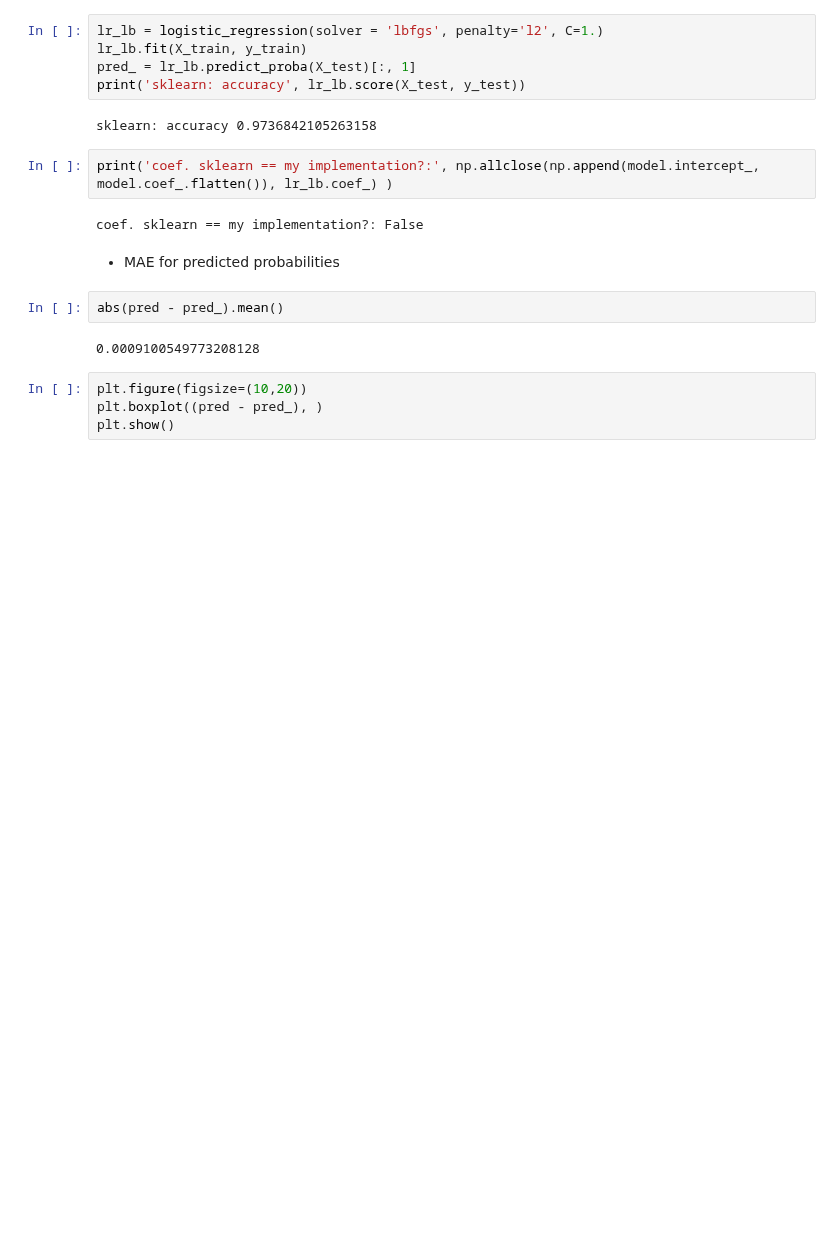
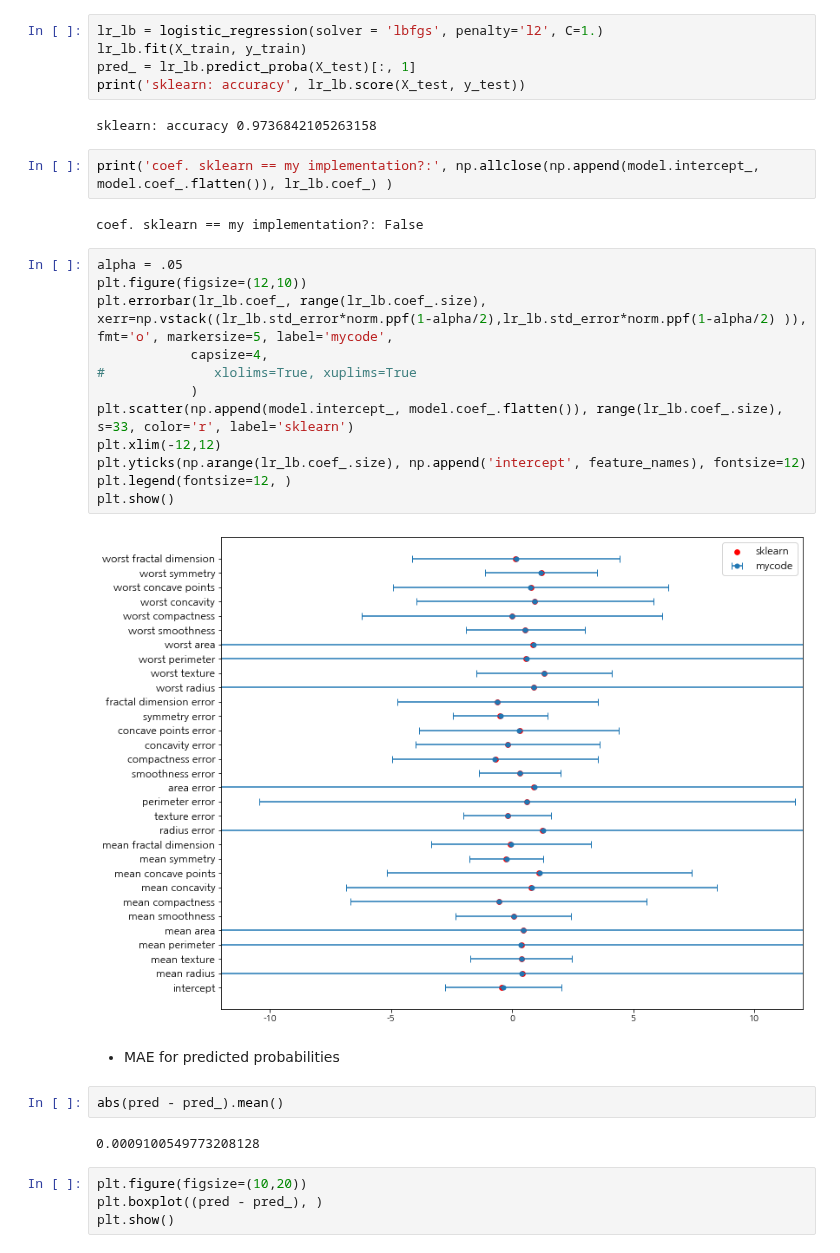
Before and after one commit to ywkim92/Paper-implementation, a Jupyter notebook: Logistic_regression.ipynb, the cells around one changed output. Drawn from its saved outputs; the diff is of its cells as text; blank space fills up the shorter version.

Commit message:
docs: Add visualization for comparing coefficients calculated by my code with those by scikit-learn

```diff
--- a/Logistic_regression.ipynb
+++ b/Logistic_regression.ipynb
@@ -250,6 +250,20 @@ sklearn: accuracy 0.9736842105263158
 print('coef. sklearn == my implementation?:', np.allclose(np.append(model.intercept_, model.coef_.flatten()), lr_lb.coef_) )
 # %% [output]
 coef. sklearn == my implementation?: False
+# %%
+alpha = .05
+plt.figure(figsize=(12,10))
+plt.errorbar(lr_lb.coef_, range(lr_lb.coef_.size), xerr=np.vstack((lr_lb.std_error*norm.ppf(1-alpha/2),lr_lb.std_error*norm.ppf(1-alpha/2) )), fmt='o', markersize=5, label='mycode',
+            capsize=4,
+#              xlolims=True, xuplims=True
+            )
+plt.scatter(np.append(model.intercept_, model.coef_.flatten()), range(lr_lb.coef_.size), s=33, color='r', label='sklearn')
+plt.xlim(-12,12)
+plt.yticks(np.arange(lr_lb.coef_.size), np.append('intercept', feature_names), fontsize=12)
+plt.legend(fontsize=12, )
+plt.show()
+# %% [output]
+[figure, added]
 # %% [markdown]
 * MAE for predicted probabilities
 # %%
```
